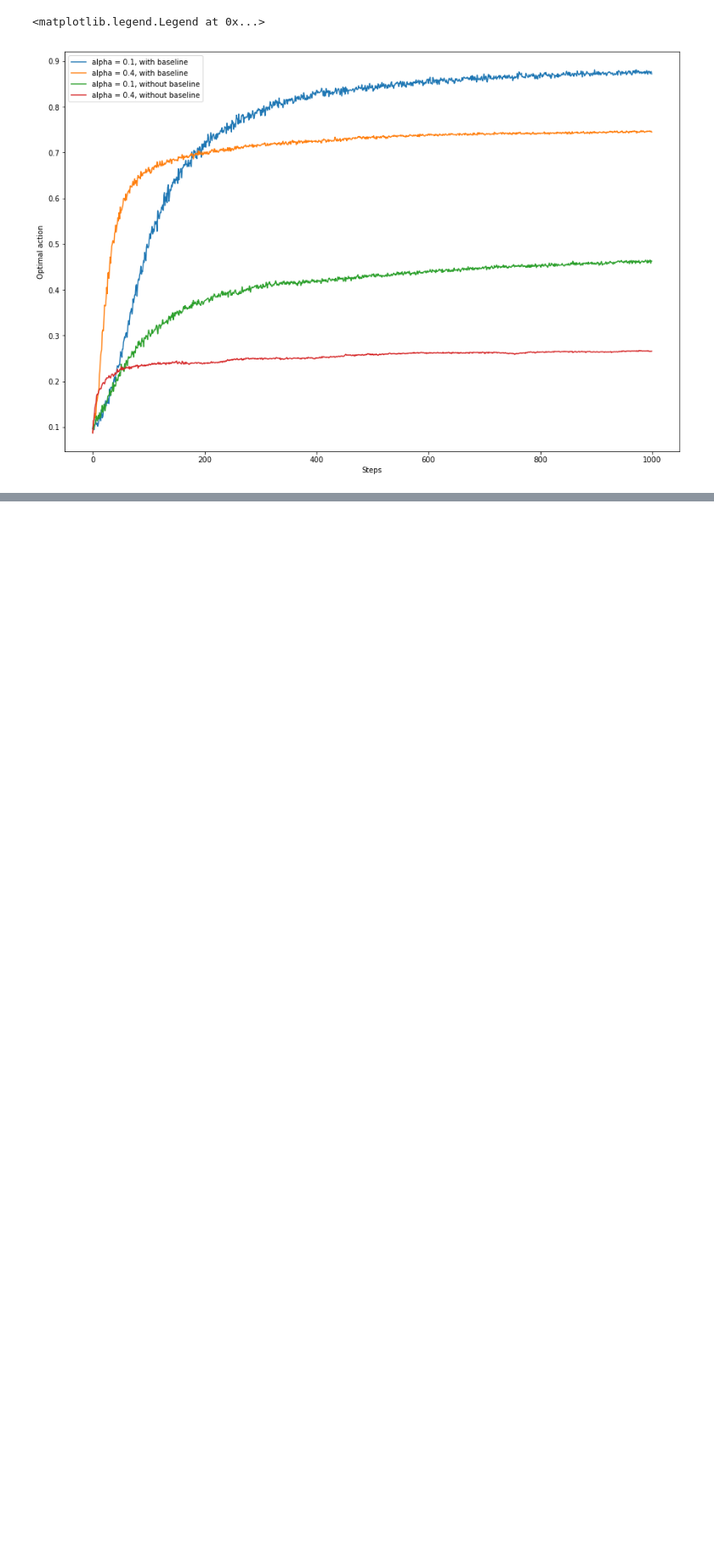
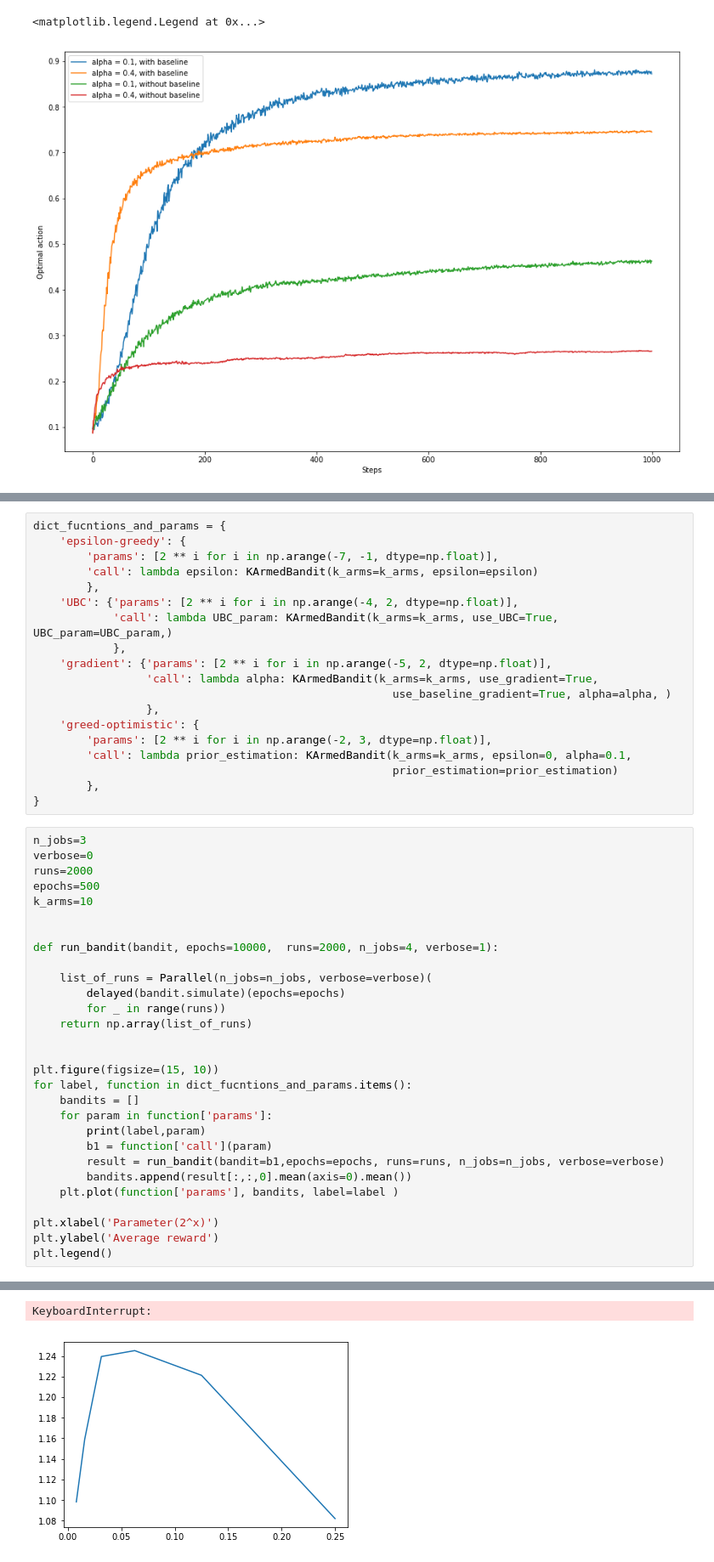
Before and after one commit to rafarui/reinforcement-learning-book, a Jupyter notebook: chapter2/notebooks/chapter2-rafael.ipynb, the cells around one changed output, grey strips where cells are left out. Shown at 85% size. Cells and saved outputs as stored; diff of their text form; blank space fills up the shorter version.

```diff
--- a/chapter2/notebooks/chapter2-rafael.ipynb
+++ b/chapter2/notebooks/chapter2-rafael.ipynb
@@ -211,0 +248,49 @@ plt.legend()
+# %%
+dict_fucntions_and_params = {
+    'epsilon-greedy': {
+        'params': [2 ** i for i in np.arange(-7, -1, dtype=np.float)],
+        'call': lambda epsilon: KArmedBandit(k_arms=k_arms, epsilon=epsilon)
+        },
+    'UBC': {'params': [2 ** i for i in np.arange(-4, 2, dtype=np.float)],
+            'call': lambda UBC_param: KArmedBandit(k_arms=k_arms, use_UBC=True, UBC_param=UBC_param,)
+            },
+    'gradient': {'params': [2 ** i for i in np.arange(-5, 2, dtype=np.float)],
+                 'call': lambda alpha: KArmedBandit(k_arms=k_arms, use_gradient=True,
+                                                      use_baseline_gradient=True, alpha=alpha, )
+                 },
+    'greed-optimistic': {
+        'params': [2 ** i for i in np.arange(-2, 3, dtype=np.float)],
+        'call': lambda prior_estimation: KArmedBandit(k_arms=k_arms, epsilon=0, alpha=0.1,
+                                                      prior_estimation=prior_estimation)
+        },
+}
+# %%
+n_jobs=3
+verbose=0
+runs=2000
+epochs=500
+k_arms=10
+
+
+def run_bandit(bandit, epochs=10000,  runs=2000, n_jobs=4, verbose=1):
+
+    list_of_runs = Parallel(n_jobs=n_jobs, verbose=verbose)(
+        delayed(bandit.simulate)(epochs=epochs)
+        for _ in range(runs))
+    return np.array(list_of_runs)
+
+
+plt.figure(figsize=(15, 10))
+for label, function in dict_fucntions_and_params.items():
+    bandits = []
+    for param in function['params']:
+        print(label,param)
+        b1 = function['call'](param)
+        result = run_bandit(bandit=b1,epochs=epochs, runs=runs, n_jobs=n_jobs, verbose=verbose)
+        bandits.append(result[:,:,0].mean(axis=0).mean())
+    plt.plot(function['params'], bandits, label=label )
+
+plt.xlabel('Parameter(2^x)')
+plt.ylabel('Average reward')
+plt.legend()
+# %% [output]
@@ -211,0 +304,2 @@ plt.legend()
+KeyboardInterrupt:
+[figure, added]
```
Also changed, not shown: parts of 4 cells of this notebook.
